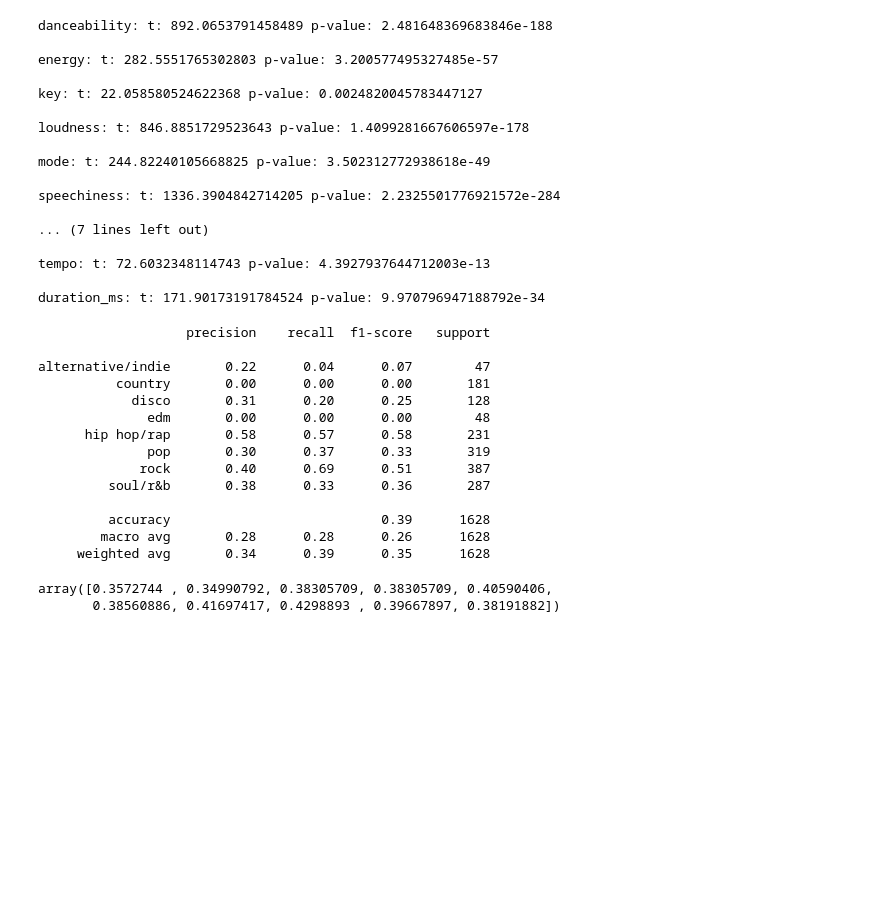
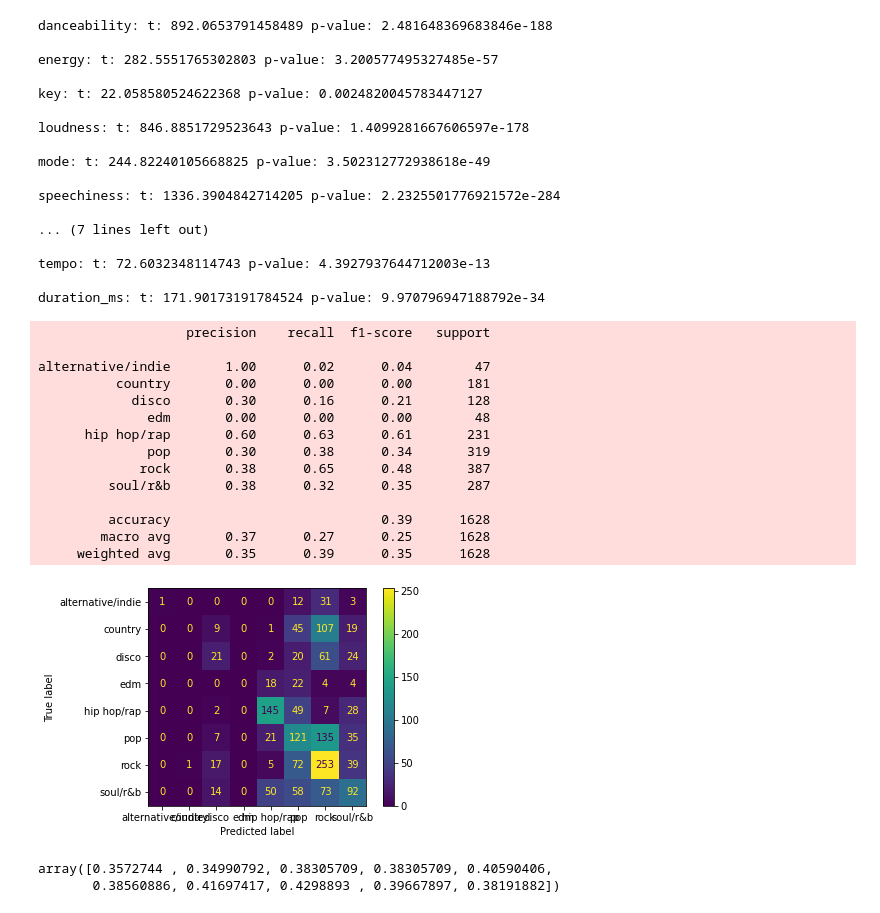
Before and after one commit to aholtz06/CMSC320_Final, a Jupyter notebook: src/Genre_Exploration.ipynb, the cells around one changed output. Cells and saved outputs as stored; diff of their text form; code cells hidden in the pictures; blank space fills up the shorter version.

```diff
--- a/src/Genre_Exploration.ipynb
+++ b/src/Genre_Exploration.ipynb
@@ -206,26 +153,33 @@ for i, row in data.iterrows():
+# %%
+X = data[feature_list].values
+Y = data['Top Genre'].values
 # %%
 X_train, X_test, Y_train, Y_test = train_test_split(X, Y,
                                                     stratify=Y,
                                                     test_size=0.30)
 lda_clf = LinearDiscriminantAnalysis()
 lda_clf.fit(X_train, Y_train);
 Y_pred = lda_clf.predict(X_test)
 print(metrics.classification_report(Y_test,Y_pred))
+
+plot_confusion_matrix(lda_clf, X_test, Y_test)
+plt.show()
 # %% [output]
                    precision    recall  f1-score   support
 
-alternative/indie       0.22      0.04      0.07        47
+alternative/indie       1.00      0.02      0.04        47
           country       0.00      0.00      0.00       181
-            disco       0.31      0.20      0.25       128
+            disco       0.30      0.16      0.21       128
               edm       0.00      0.00      0.00        48
-      hip hop/rap       0.58      0.57      0.58       231
-              pop       0.30      0.37      0.33       319
-             rock       0.40      0.69      0.51       387
-         soul/r&b       0.38      0.33      0.36       287
+      hip hop/rap       0.60      0.63      0.61       231
+              pop       0.30      0.38      0.34       319
+             rock       0.38      0.65      0.48       387
+         soul/r&b       0.38      0.32      0.35       287
 
          accuracy                           0.39      1628
-        macro avg       0.28      0.28      0.26      1628
-     weighted avg       0.34      0.39      0.35      1628
+        macro avg       0.37      0.27      0.25      1628
+     weighted avg       0.35      0.39      0.35      1628
+[figure, added]
 # %%
 # svm_clf = svm.SVC(kernel='linear', C=0.1, gamma = 1)
 # svm_scores = cross_val_score(svm_clf, X, Y, cv=10, scoring='accuracy')
```
Also changed, not shown: parts of 9 cells of this notebook.
